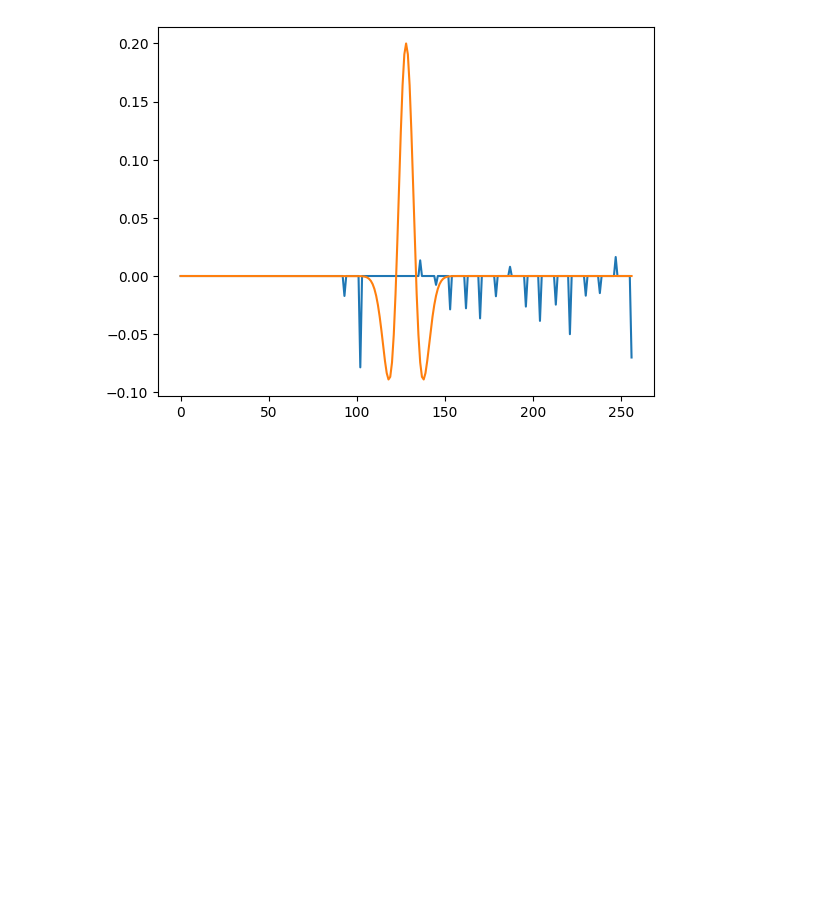
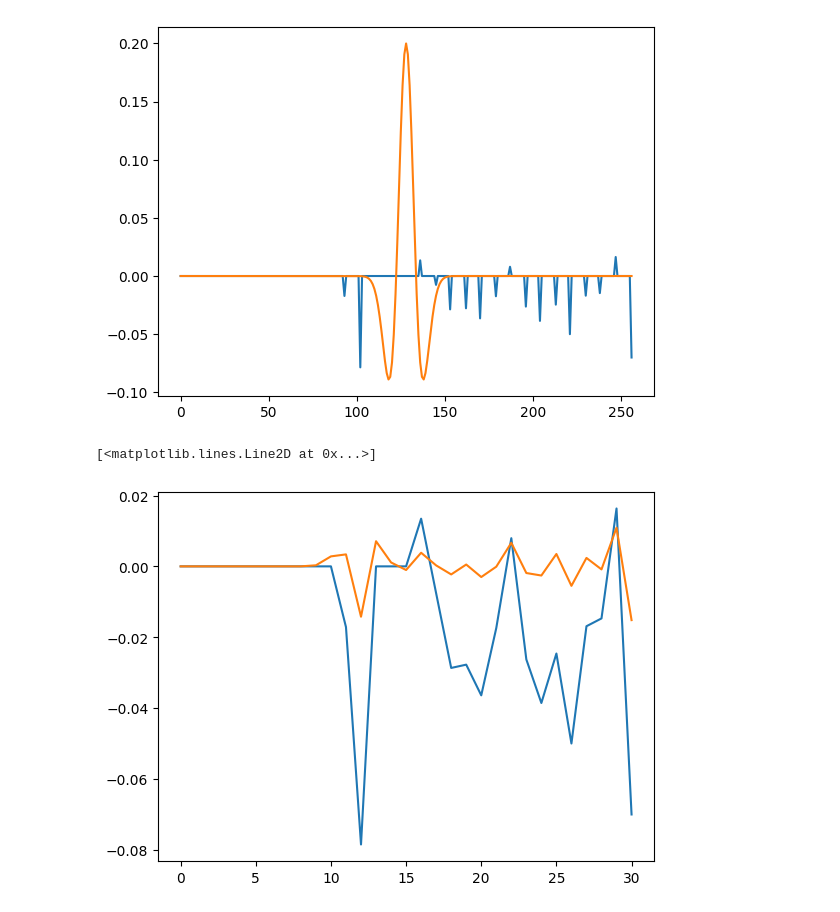
Before and after one commit to Dunckleosteus/seismic, a Jupyter notebook: seismic.ipynb, the cells around one changed output. Cells and saved outputs as stored; diff of their text form; code cells hidden in the pictures; blank space fills up the shorter version.

```diff
--- a/seismic.ipynb
+++ b/seismic.ipynb
@@ -179,4 +291,11 @@ plt.plot(w2)
 # %% [output]
 [<matplotlib.lines.Line2D at 0x...>]
 [figure]
+# %%
+#plt.plot(w3)
+plt.plot(rc)
+plt.plot(syn3)
+# %% [output]
+[<matplotlib.lines.Line2D at 0x...>]
+[figure, added]
 # %%
```
Also changed, not shown: parts of 6 cells of this notebook.
